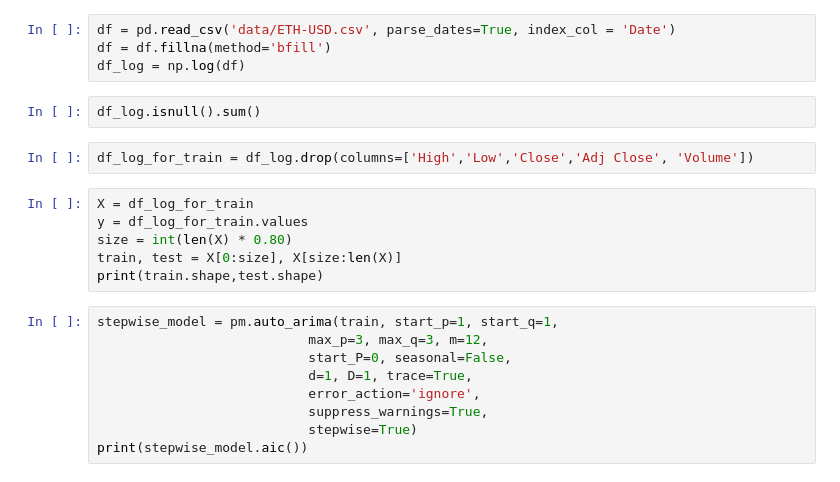
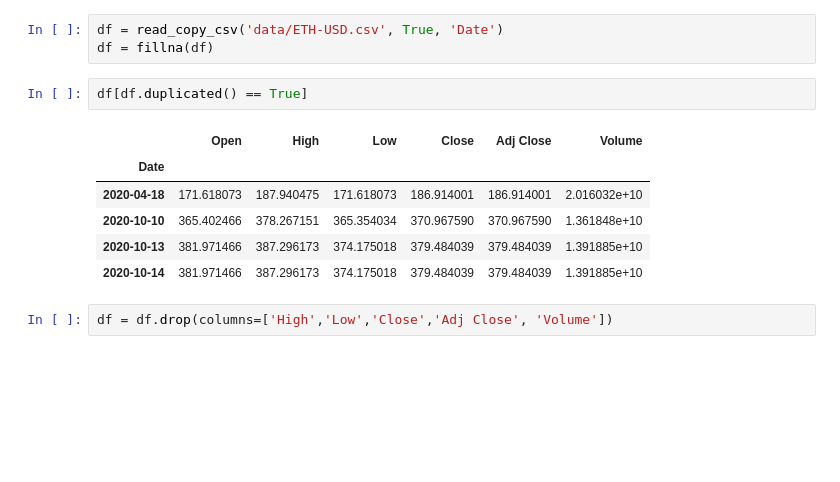
Before and after one commit to Galex33/time_serie_ethereum, a Jupyter notebook: stats_model/arima_clean.ipynb, the cells around one changed output. Drawn from its saved outputs; the diff is of its cells as text; blank space fills up the shorter version.

```diff
--- a/stats_model/arima_clean.ipynb
+++ b/stats_model/arima_clean.ipynb
@@ -32,23 +34,14 @@ Requirement already satisfied: joblib>=0.11 in /Users/thor/opt/anaconda3/lib/pyt
 # %%
-df = pd.read_csv('data/ETH-USD.csv', parse_dates=True, index_col = 'Date')
-df = df.fillna(method='bfill')
-df_log = np.log(df)
+df = read_copy_csv('data/ETH-USD.csv', True, 'Date')
+df = fillna(df)
-# %%
-df_log.isnull().sum()
+# %%
+df[df.duplicated() == True]
+# %% [output]
+|  | Open | High | Low | Close | Adj Close | Volume |
+| Date |  |  |  |  |  |  |
+| 2020-04-18 | 171.618073 | 187.940475 | 171.618073 | 186.914001 | 186.914001 | 2.016032e+10 |
+| 2020-10-10 | 365.402466 | 378.267151 | 365.354034 | 370.967590 | 370.967590 | 1.361848e+10 |
+| 2020-10-13 | 381.971466 | 387.296173 | 374.175018 | 379.484039 | 379.484039 | 1.391885e+10 |
+| 2020-10-14 | 381.971466 | 387.296173 | 374.175018 | 379.484039 | 379.484039 | 1.391885e+10 |
 # %%
-df_log_for_train = df_log.drop(columns=['High','Low','Close','Adj Close', 'Volume'])
+df = df.drop(columns=['High','Low','Close','Adj Close', 'Volume'])
-# %%
-X = df_log_for_train
-y = df_log_for_train.values
-size = int(len(X) * 0.80)
-train, test = X[0:size], X[size:len(X)]
-print(train.shape,test.shape)
-# %%
-stepwise_model = pm.auto_arima(train, start_p=1, start_q=1,
-                           max_p=3, max_q=3, m=12,
-                           start_P=0, seasonal=False,
-                           d=1, D=1, trace=True,
-                           error_action='ignore',
-                           suppress_warnings=True,
-                           stepwise=True)
-print(stepwise_model.aic())
```
Also changed, not shown: parts of 19 cells of this notebook, 3 other files.
